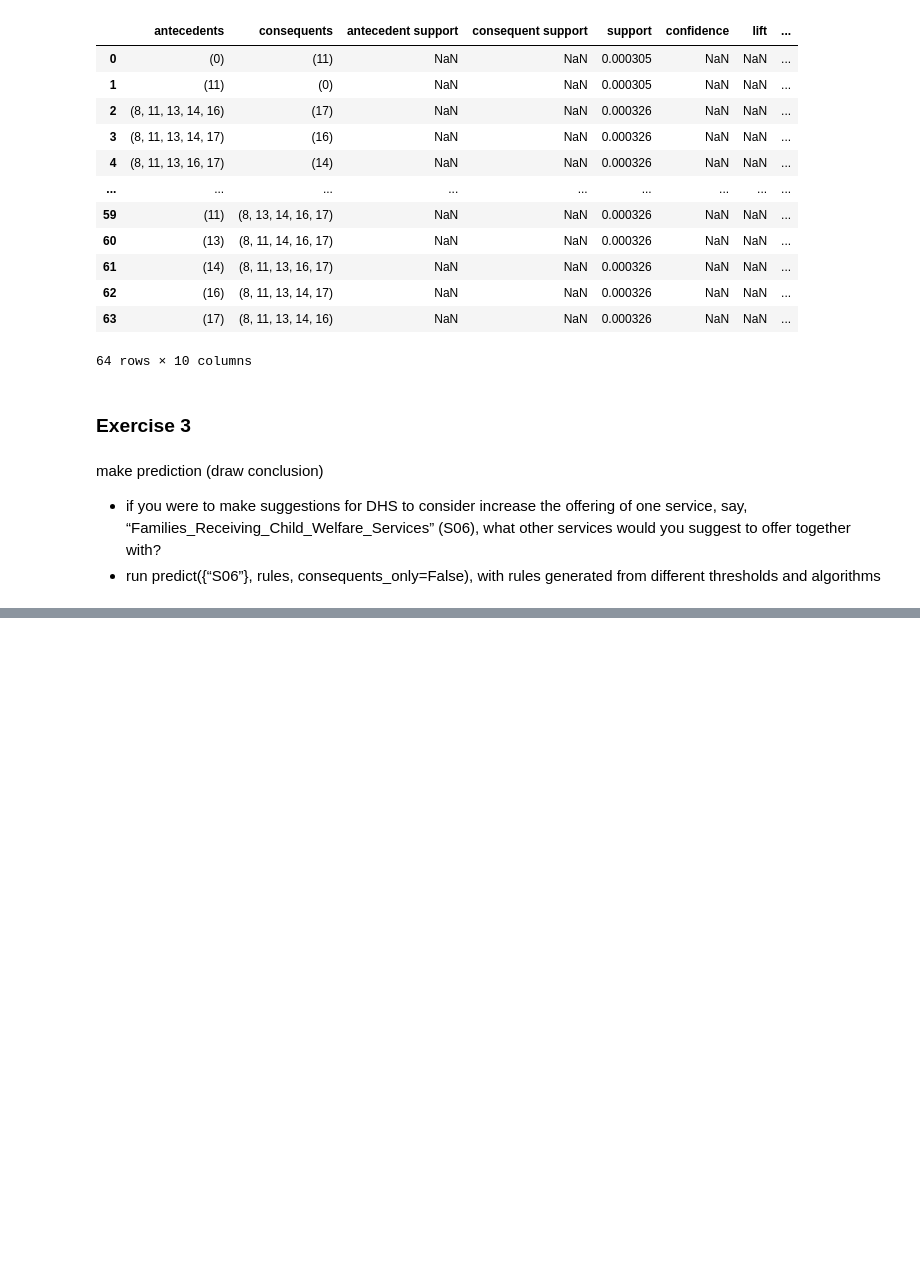
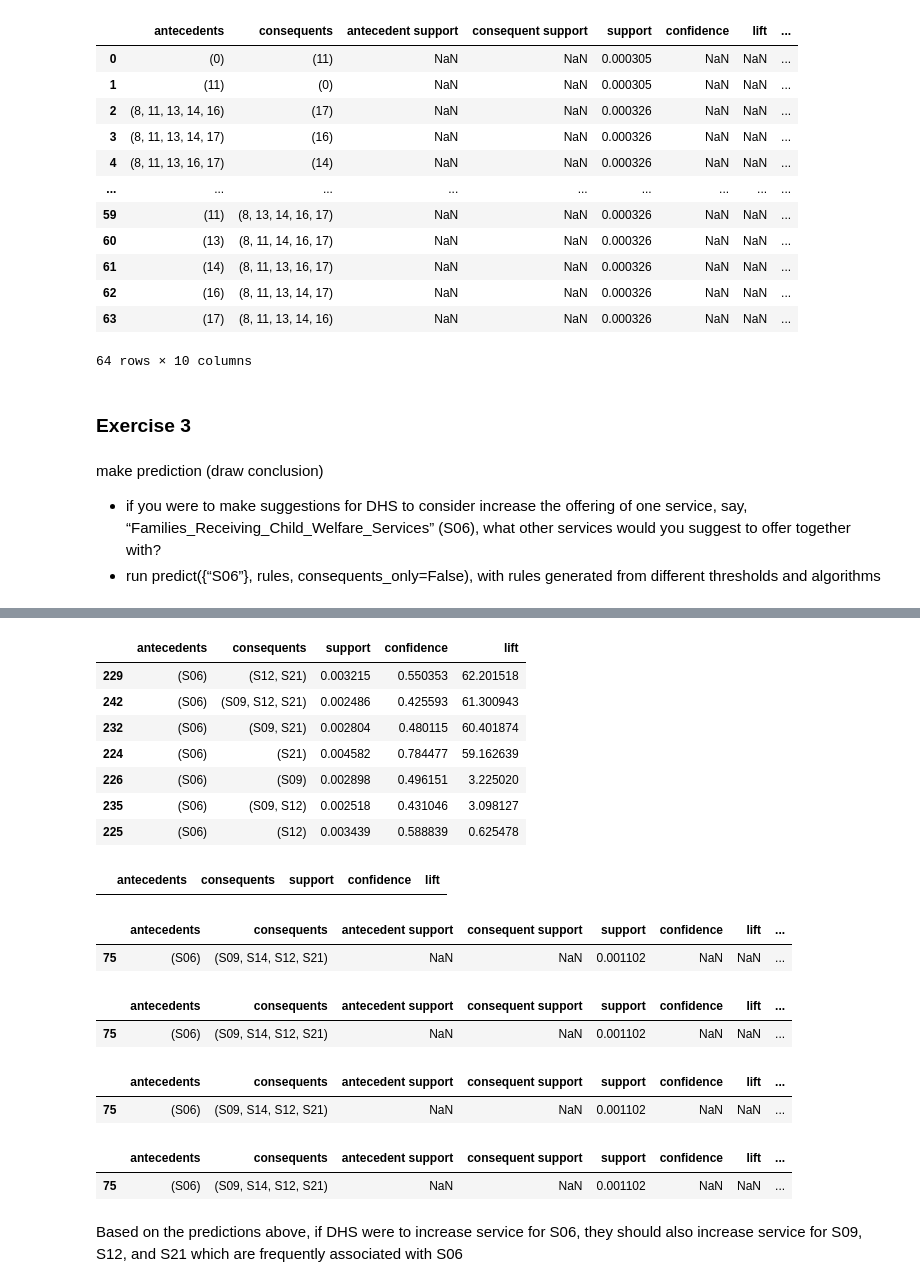
Before and after one commit to joshwinnes11/Math485, a Jupyter notebook: HW/HW3.ipynb, the cells around one changed output, grey strips where cells are left out. Cells and saved outputs as stored; diff of their text form; code cells hidden in the pictures; blank space fills up the shorter version.

```diff
--- a/HW/HW3.ipynb
+++ b/HW/HW3.ipynb
@@ -285,0 +312,37 @@ for itemset in itemsets_fpgrowth:
+# %%
+predict({'S06'}, rules_fpgrowth2)
+# %% [output]
+|  | antecedents | consequents | support | confidence | lift |
+| 229 | (S06) | (S12, S21) | 0.003215 | 0.550353 | 62.201518 |
+| 242 | (S06) | (S09, S12, S21) | 0.002486 | 0.425593 | 61.300943 |
+| 232 | (S06) | (S09, S21) | 0.002804 | 0.480115 | 60.401874 |
+| 224 | (S06) | (S21) | 0.004582 | 0.784477 | 59.162639 |
+| 226 | (S06) | (S09) | 0.002898 | 0.496151 | 3.225020 |
+| 235 | (S06) | (S09, S12) | 0.002518 | 0.431046 | 3.098127 |
+| 225 | (S06) | (S12) | 0.003439 | 0.588839 | 0.625478 |
+# %%
+predict({'S06'}, rules_fpgrowth3)
+# %% [output]
+|  | antecedents | consequents | support | confidence | lift |
+# %%
+predict({'S06'}, rules_fpmax1, consequents_only = False)
+# %% [output]
+|  | antecedents | consequents | antecedent support | consequent support | support | confidence | lift | ... |
+| 75 | (S06) | (S09, S14, S12, S21) | NaN | NaN | 0.001102 | NaN | NaN | ... |
+# %%
+predict({'S06'}, rules_fpmax2, consequents_only = False)
+# %% [output]
+|  | antecedents | consequents | antecedent support | consequent support | support | confidence | lift | ... |
+| 75 | (S06) | (S09, S14, S12, S21) | NaN | NaN | 0.001102 | NaN | NaN | ... |
+# %%
+predict({'S06'}, rules_fpmax3, consequents_only = False)
+# %% [output]
+|  | antecedents | consequents | antecedent support | consequent support | support | confidence | lift | ... |
+| 75 | (S06) | (S09, S14, S12, S21) | NaN | NaN | 0.001102 | NaN | NaN | ... |
+# %%
+predict({'S06'}, rules_fpmax4, consequents_only = False)
+# %% [output]
+|  | antecedents | consequents | antecedent support | consequent support | support | confidence | lift | ... |
+| 75 | (S06) | (S09, S14, S12, S21) | NaN | NaN | 0.001102 | NaN | NaN | ... |
+# %% [markdown]
+Based on the predictions above, if DHS were to increase service for S06, they should also increase service for S09, S12, and S21 which are frequently associated with S06
```
Also changed, not shown: parts of 7 cells of this notebook.
